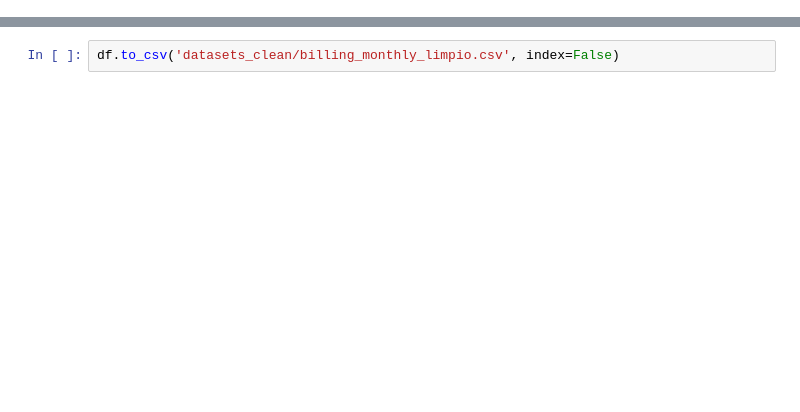
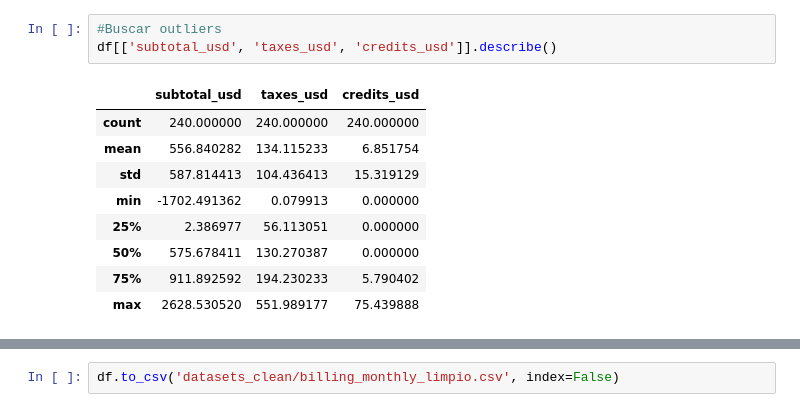
Before and after one commit to Camimattioli/Cloud-Provider-Analytics-G2, a Jupyter notebook: notebooks/limpieza_billing_monthly.ipynb, the cells around one changed output, grey strips where cells are left out. Drawn from its saved outputs; the diff is of its cells as text; blank space fills up the shorter version.

```diff
--- a/notebooks/limpieza_billing_monthly.ipynb
+++ b/notebooks/limpieza_billing_monthly.ipynb
@@ -37,0 +136,13 @@ df.head()
+# %%
+#Buscar outliers
+df[['subtotal_usd', 'taxes_usd', 'credits_usd']].describe()
+# %% [output]
+|  | subtotal_usd | taxes_usd | credits_usd |
+| count | 240.000000 | 240.000000 | 240.000000 |
+| mean | 556.840282 | 134.115233 | 6.851754 |
+| std | 587.814413 | 104.436413 | 15.319129 |
+| min | -1702.491362 | 0.079913 | 0.000000 |
+| 25% | 2.386977 | 56.113051 | 0.000000 |
+| 50% | 575.678411 | 130.270387 | 0.000000 |
+| 75% | 911.892592 | 194.230233 | 5.790402 |
+| max | 2628.530520 | 551.989177 | 75.439888 |
```
Also changed, not shown: parts of 13 cells of this notebook.
